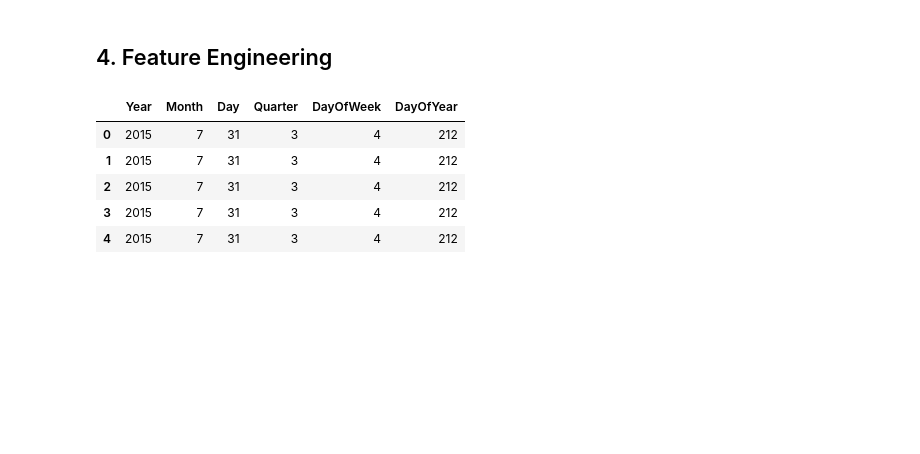
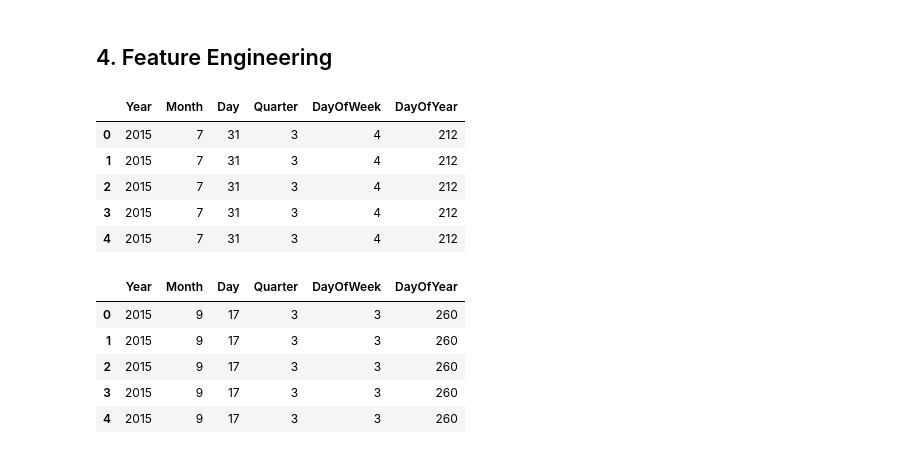
Before and after one commit to emso-exe/Previsao_de_demandas_de_drogarias, a Jupyter notebook: 001_preparacao_dos_dados.ipynb, the cells around one changed output. Drawn from its saved outputs; the diff is of its cells as text; code cells hidden in the pictures; blank space fills up the shorter version.

```diff
--- a/001_preparacao_dos_dados.ipynb
+++ b/001_preparacao_dos_dados.ipynb
@@ -232,6 +226,15 @@ df_train_full[['Year','Month','Day','Quarter','DayOfWeek','DayOfYear']].head()
 | 2 | 2015 | 7 | 31 | 3 | 4 | 212 |
 | 3 | 2015 | 7 | 31 | 3 | 4 | 212 |
 | 4 | 2015 | 7 | 31 | 3 | 4 | 212 |
+# %%
+df_test_full[['Year','Month','Day','Quarter','DayOfWeek','DayOfYear']].head()
+# %% [output]
+|  | Year | Month | Day | Quarter | DayOfWeek | DayOfYear |
+| 0 | 2015 | 9 | 17 | 3 | 3 | 260 |
+| 1 | 2015 | 9 | 17 | 3 | 3 | 260 |
+| 2 | 2015 | 9 | 17 | 3 | 3 | 260 |
+| 3 | 2015 | 9 | 17 | 3 | 3 | 260 |
+| 4 | 2015 | 9 | 17 | 3 | 3 | 260 |
 # %%
 # Variáveis de concorrência
 
```
Also changed, not shown: parts of 5 cells of this notebook.
